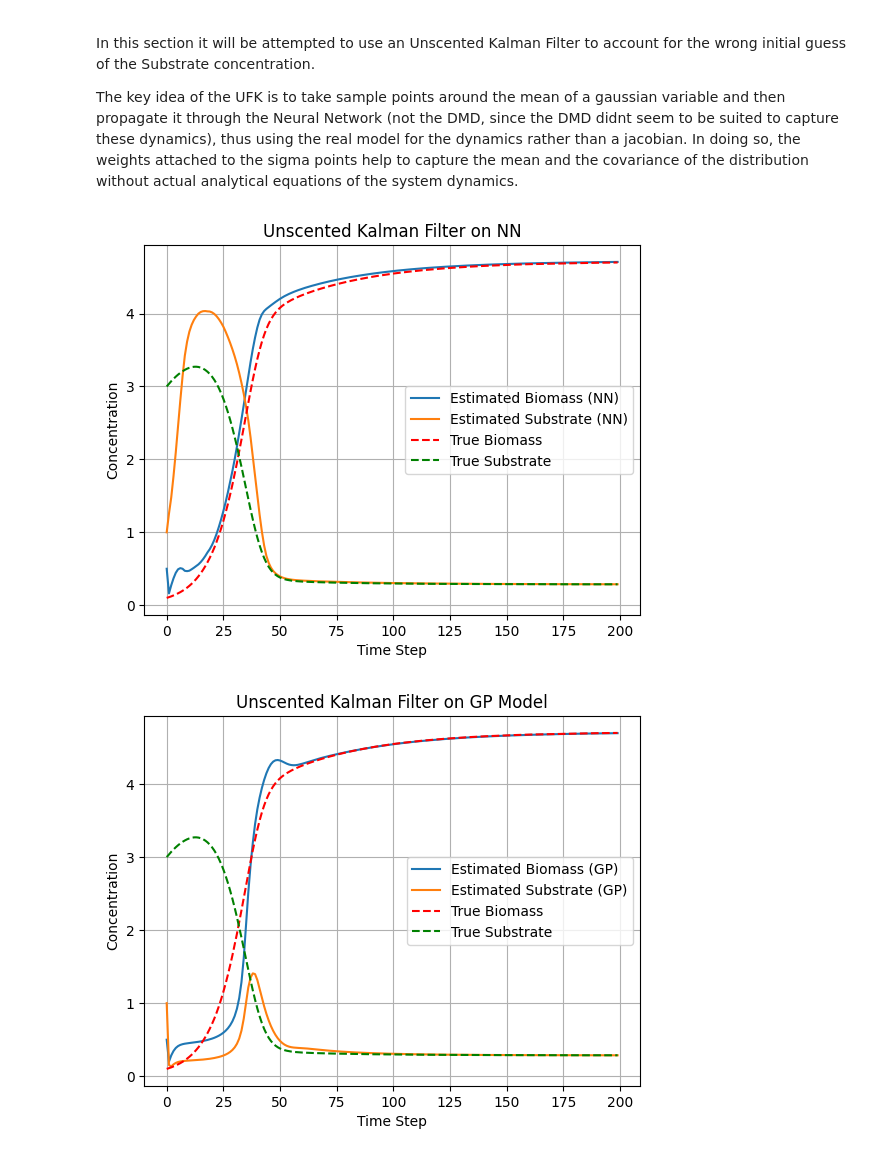
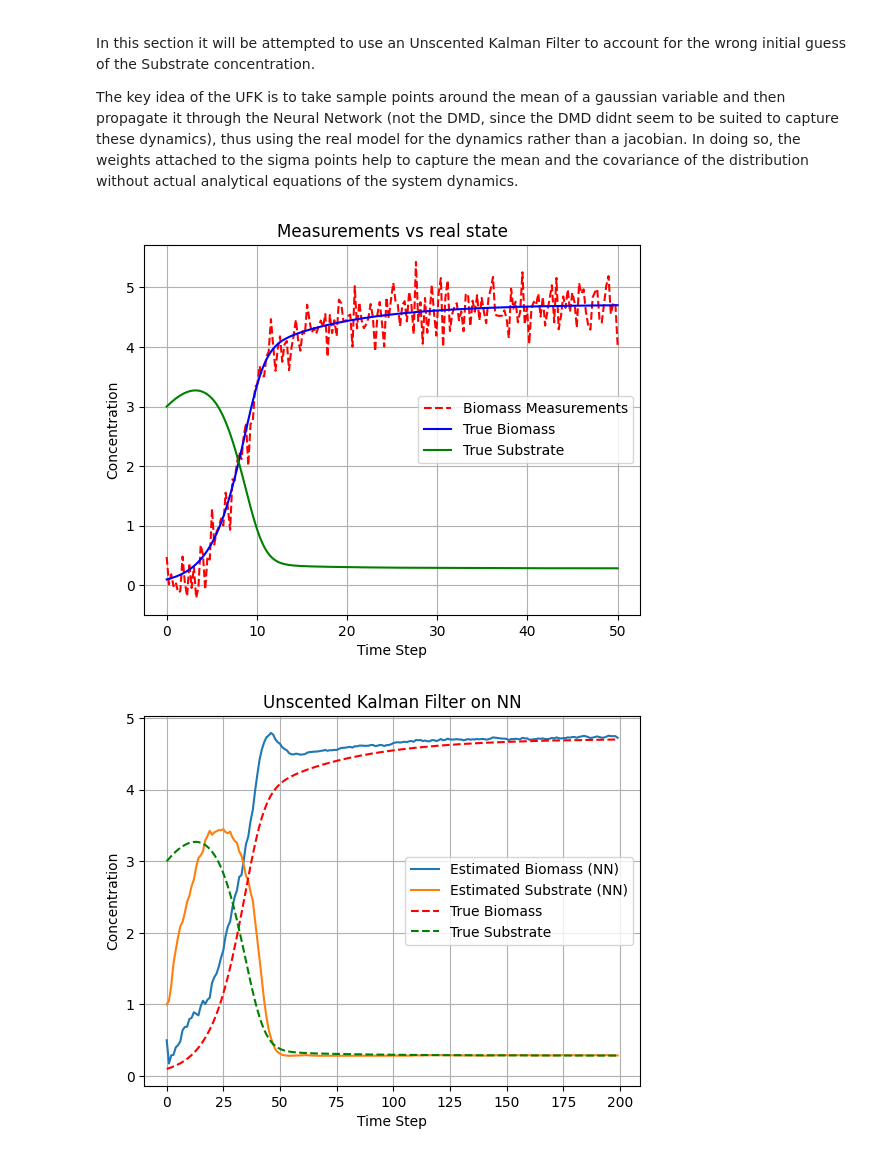
Before and after one commit to therealtoby1/Master, a Jupyter notebook: Cell_growth_easy_Model.ipynb, the cells around one changed output. Saved outputs shown, nothing was run; the diff lists cells and outputs as text; code cells hidden in the pictures.

Commit message:
Noisy measurements +readme update for meeting

```diff
--- a/Cell_growth_easy_Model.ipynb
+++ b/Cell_growth_easy_Model.ipynb
@@ -650,18 +659,29 @@ def f_NN(x, dt):
     x_tensor = torch.tensor(x, dtype=torch.float32)
     return model(x_tensor).detach().numpy()
 
+def Neural_ode(x,dt):
+    """the Neural ode function needs to be solved with the odeint function. The idea is to solve up to the time where the next measurement
+    is available use UKF, and then use the predicted value as the next state"""
+    z0 = torch.tensor(x, dtype=torch.float32)
+    t = torch.linspace(0,1/4,2)  # integrate 1 timestep to tbe next measurement
+    z_pred = odeint(func, z0, t,method='dopri5', atol=1e-6, rtol=1e-6)
+    z_next = z_pred[-1].detach().numpy()  # take the result at t=dt
+    return z_next
+
+#output function
 def h(x):
     """Measurement function, in this case only the biomass concentration is measured."""
     return np.array([x[0]])
-
+#Gaussian Process
 def GP(x, dt):
-    """State transition function using GP with time as part of the state."""
+    """State transition function using GP with time not being  part of the input."""
     b,s=x
     X_input = np.array([[b, s]])
     pred, _ = m.predict(X_input)
     return np.array([pred[0]])  # advance time, use GP to predict [b, s]
 
 def GP_timeinput(x, dt):
+    """Gassian Process with time being part of the input"""
     global time_index
     b,s=x
     input_gp = np.array([[t_eval[time_index], b, s]])
@@ -689,40 +709,57 @@ points_GP = MerweScaledSigmaPoints(n=dim_x_GP, alpha=0.1, beta=2.0, kappa=0.0)
 #-------------------for the NN-----------------------------
 # Create UKF object for the NN
 ukf_NN = UKF(dim_x=dim_x_NN, dim_z=dim_z, fx=f_NN, hx=h, dt=1.0, points=points_NN)
+ukf_NODE = UKF(dim_x=dim_x_NN, dim_z=dim_z, fx=Neural_ode, hx=h, dt=1.0, points=points_NN)
 ukf_GP = UKF(dim_x=dim_x_GP, dim_z=dim_z, fx=GP, hx=h, dt=1.0, points=points_GP)
 ukf_GP_time = UKF(dim_x=dim_x_GP, dim_z=dim_z, fx=GP_timeinput, hx=h, dt=1.0, points=points_GP)
 
+
 # Initial state guess (e.g., wrong s value)
 ukf_NN.x = np.array([0.5, 1])        # Initial guess for [b, s] the real values are [0.1, 3]
+ukf_NODE.x= np.array([0.5, 1])
 ukf_GP.x = np.array([0.5, 1])   # Initial guess for [b, s]
 ukf_GP_time.x = np.array([0.5, 1])  # Initial guess for [b, s] with time
 
+
 # Initial covariance (uncertainty in state)
-ukf_NN.P = np.eye(dim_x_NN) * 0.1  # You can tune this
-ukf_GP.P = np.eye(dim_x_GP) * 0.1  # Adjusted for correct dimension
-ukf_GP_time.P = np.eye(dim_x_GP) * 0.1  # Adjusted for correct dimension
+ukf_NN.P = np.eye(dim_x_NN) * 1 # You can tune this
+ukf_NODE.P=np.eye(dim_x_NN) * 1
+ukf_GP.P = np.eye(dim_x_GP) * 1  # Adjusted for correct dimension
+ukf_GP_time.P = np.eye(dim_x_GP) * 1  # Adjusted for correct dimension
+
 
 # Process noise (model uncertainty)
 ukf_NN.Q = np.diag([1e-3, 1e-3])         # Tune this based on how inaccurate your NN is
-ukf_GP.Q = np.diag([1e-3, 1e-3])   # Small uncertainty for time, more for b and s
-ukf_GP_time.Q = np.diag([1e-3, 1e-3])  # Small uncertainty for time, more for b and s
+ukf_NODE.Q=np.diag([1e-3, 1e-3])
+ukf_GP.Q = np.diag([1e-3, 1e-3])
+ukf_GP_time.Q = np.diag([1e-3, 1e-3])
 
 # Measurement noise (e.g., sensor error in b, but i should not have any noise since i simulated with the ODE for the measurement)
-ukf_NN.R = np.array([[0.01]])  # Measurement noise variance
-ukf_GP.R = np.array([[0.01]])  # Match NN
-ukf_GP_time.R = np.array([[0.01]])  # Match NN
+ukf_NN.R = np.array([[0.3]])  # Measurement noise variance
+ukf_NODE.R=  np.array([0.3])
+ukf_GP.R = np.array([[0.3]])  # Match NN
+ukf_GP_time.R = np.array([[0.3]])  # Match NN
 
-b_measurements = Dataset_val['B1'][0:]  # Use the biomass measurements for updating the filter
+
+#assume noise measurements
+noise = np.random.normal(loc=0.0, scale=0.3, size=Dataset_val['B1'].shape)
+b_measurements = Dataset_val['B1'][0:]+noise  # Use the biomass measurements for updating the filter
 
 estimated_states_NN = [ukf_NN.x.copy()]  # Store the initial state (used for plotting)
+estimated_states_NODE = [ukf_NODE.x.copy()]
 estimated_states_GP = [ukf_GP.x.copy()]
 estimated_states_GP_time = [ukf_GP_time.x.copy()]
+
 
 time_index=0
 for z in b_measurements[1:]:  # Skip the first measurement since i assume the measurement is not available at t=0
     ukf_NN.predict()
     ukf_NN.update(np.array([z]))
     estimated_states_NN.append(ukf_NN.x.copy())
+
+    ukf_NODE.predict()
+    ukf_NODE.update(np.array([z]))
+    estimated_states_NODE.append(ukf_NODE.x.copy())
 
     ukf_GP.predict()
     ukf_GP.update(np.array([z]))
@@ -735,12 +772,36 @@ for z in b_measurements[1:]:  # Skip the first measurement since i assume the me
 
 #--------------------- Plotting Section ---------------------------
 
+plt.figure()
+plt.title('Measurements vs real state')
+plt.plot(t_eval, b_measurements, 'r--', label='Biomass Measurements')
+plt.plot(t_eval, Dataset_val['B1'], 'b-', label='True Biomass')
+plt.plot(t_eval, Dataset_val['S1'], 'g-', label='True Substrate')
+plt.xlabel('Time Step')
+plt.ylabel('Concentration')
+plt.legend()
+plt.grid(True)
+plt.show()
+
 #NN results
 estimated_states_NN = np.array(estimated_states_NN)
 plt.figure()
 plt.title('Unscented Kalman Filter on NN')
 plt.plot(estimated_states_NN[:, 0], label='Estimated Biomass (NN)')
 plt.plot(estimated_states_NN[:, 1], label='Estimated Substrate (NN)')
+plt.plot(validation.y[0], 'r--', label='True Biomass')
+plt.plot(validation.y[1], 'g--', label='True Substrate')
+plt.xlabel('Time Step')
+plt.ylabel('Concentration')
+plt.legend()
+plt.grid(True)
+plt.show()
+
+estimated_states_NODE = np.array(estimated_states_NODE)
+plt.figure()
+plt.title('Unscented Kalman Filter on NODE')
+plt.plot(estimated_states_NODE[:, 0], label='Estimated Biomass (NN)')
+plt.plot(estimated_states_NODE[:, 1], label='Estimated Substrate (NN)')
 plt.plot(validation.y[0], 'r--', label='True Biomass')
 plt.plot(validation.y[1], 'g--', label='True Substrate')
 plt.xlabel('Time Step')
@@ -749,32 +810,32 @@ plt.legend()
 plt.grid(True)
 plt.show()
 
 #GP-based UKF results
 estimated_states_GP = np.array(estimated_states_GP)
 plt.figure()
 plt.title('Unscented Kalman Filter on GP Model')
 plt.plot(estimated_states_GP[:, 0], label='Estimated Biomass (GP)')
 plt.plot(estimated_states_GP[:, 1], label='Estimated Substrate (GP)')
 plt.plot(validation.y[0], 'r--', label='True Biomass')
 plt.plot(validation.y[1], 'g--', label='True Substrate')
 plt.xlabel('Time Step')
 plt.ylabel('Concentration')
 plt.legend()
 plt.grid(True)
 plt.show()
 
 estimated_states_GP_time = np.array(estimated_states_GP_time)
 plt.figure()
 plt.title('Unscented Kalman Filter on GP Model with Time Input')
 plt.plot(estimated_states_GP_time[:, 0], label='Estimated Biomass (GP)')
 plt.plot(estimated_states_GP_time[:, 1], label='Estimated Substrate (GP)')
 plt.plot(validation.y[0], 'r--', label='True Biomass')
 plt.plot(validation.y[1], 'g--', label='True Substrate')
 plt.xlabel('Time Step')
 plt.ylabel('Concentration')
 plt.legend()
 plt.grid(True)
 plt.show()
 # %% [output]
-[figure, old version]
+[figure, new version]
-[figure, old version]
+[figure, new version]
```
Also changed, not shown: parts of 7 cells of this notebook, 2 other files.
